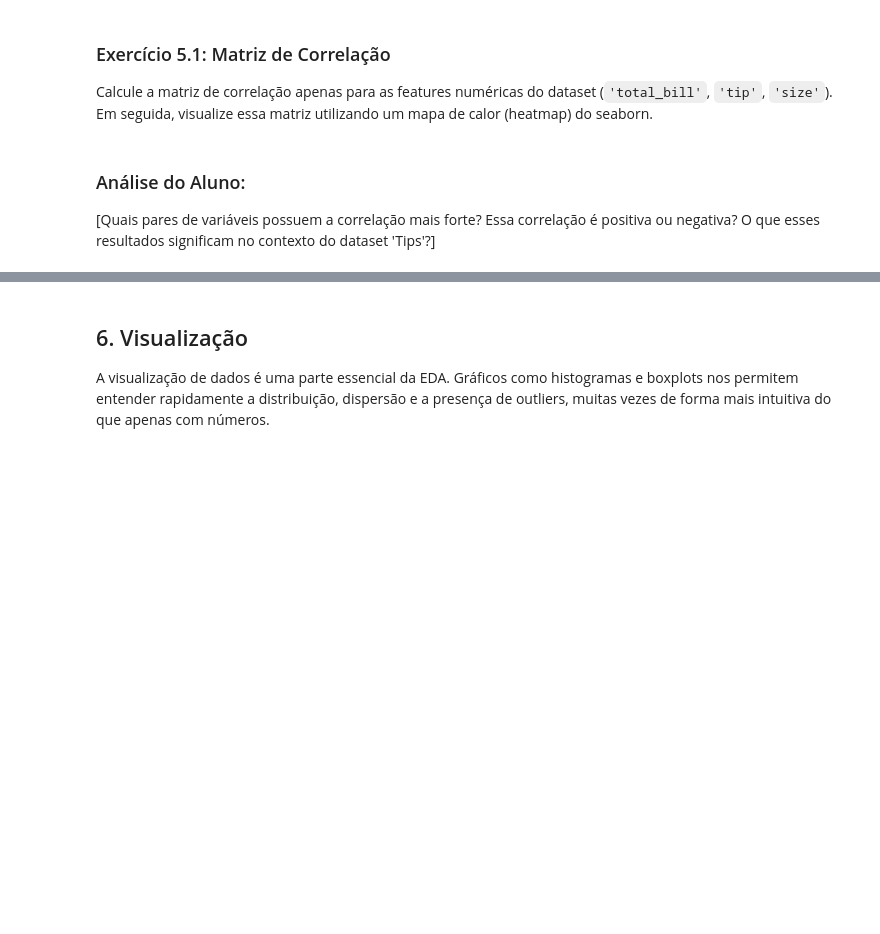
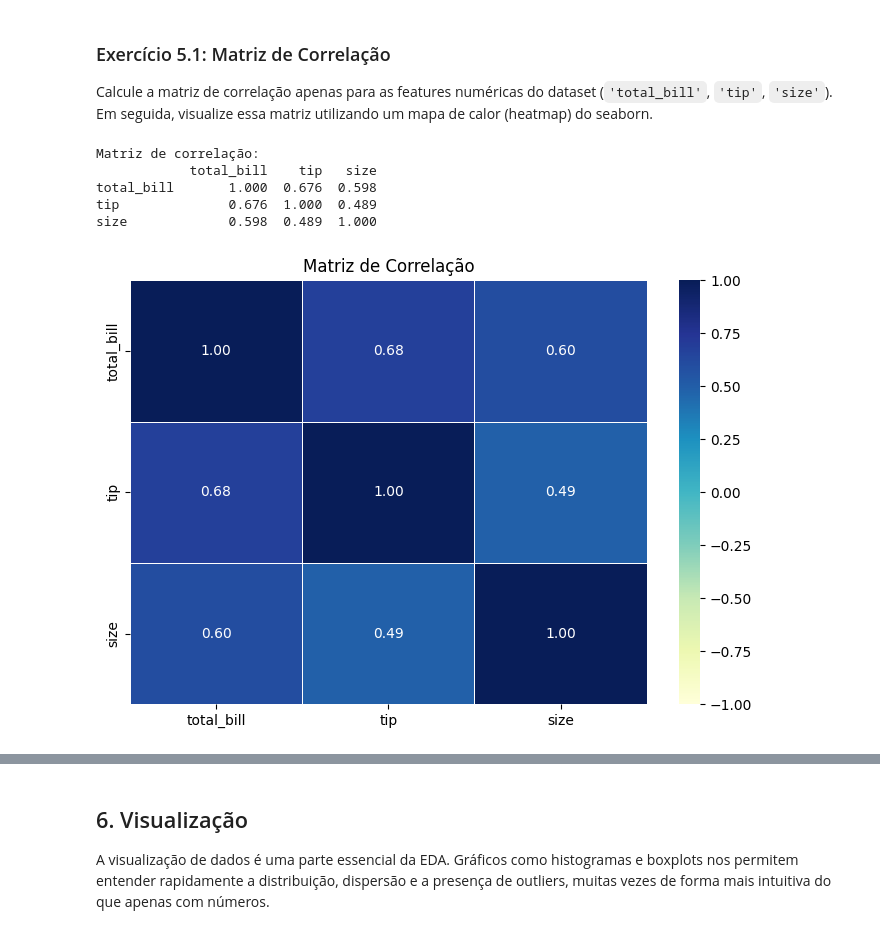
Before and after one commit to vbluuiza/estatistica-descritiva-e-exploratoria-cs, a Jupyter notebook: notebooks/Atividade_estatística_descritiva.ipynb, the cells around one changed output, grey strips where cells are left out. Cells and saved outputs as stored; diff of their text form; code cells hidden in the pictures; blank space fills up the shorter version.

```diff
--- a/notebooks/Atividade_estatística_descritiva.ipynb
+++ b/notebooks/Atividade_estatística_descritiva.ipynb
@@ -299,3 +298,19 @@ Calcule a matriz de correlação apenas para as features numéricas do dataset (
-# %% [markdown]
-### Análise do Aluno:
-[Quais pares de variáveis possuem a correlação mais forte? Essa correlação é positiva ou negativa? O que esses resultados significam no contexto do dataset 'Tips'?]
+# %%
+numeric_cols = ['total_bill', 'tip', 'size']
+matriz_corr = df[numeric_cols].corr()
+
+print('Matriz de correlação:')
+print(matriz_corr.round(3))
+
+plt.figure(figsize=(7, 5))
+sns.heatmap(matriz_corr, annot=True, cmap='YlGnBu', fmt='.2f', vmin=-1, vmax=1, linewidths=0.5)
+plt.title('Matriz de Correlação')
+plt.tight_layout()
+plt.show()
+# %% [output]
+Matriz de correlação:
+            total_bill    tip   size
+total_bill       1.000  0.676  0.598
+tip              0.676  1.000  0.489
+size             0.598  0.489  1.000
+[figure, added]
```
Also changed, not shown: parts of 20 cells of this notebook.
